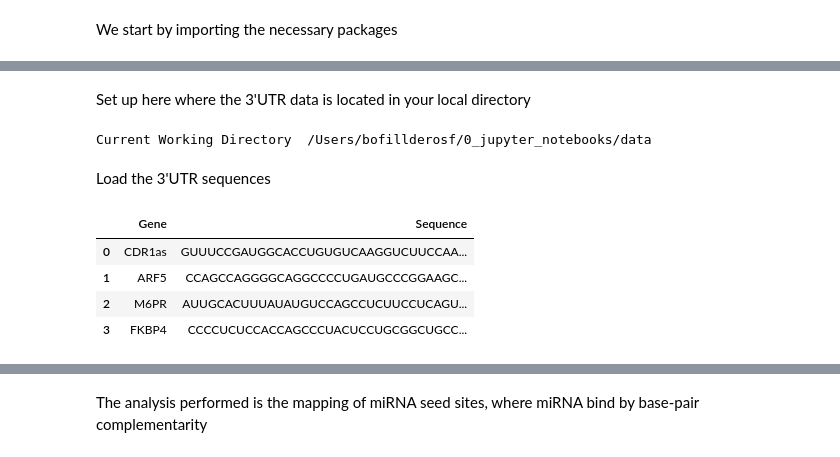
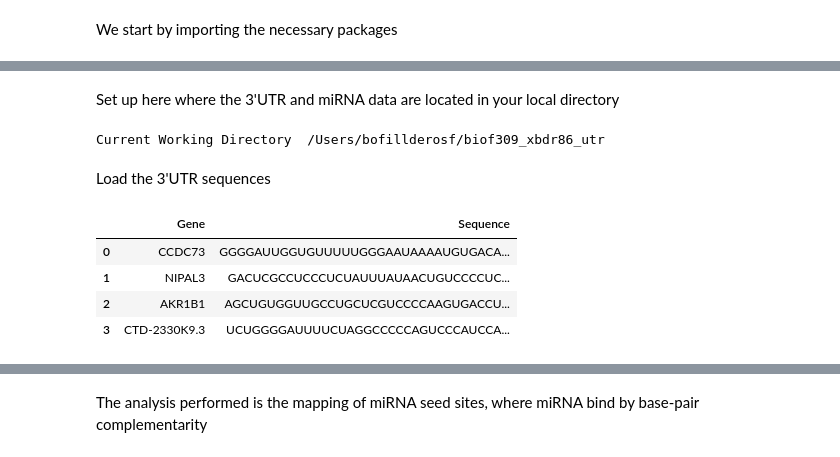
Before and after one commit to xbdr86/biof309_xbdr86_utr, a Jupyter notebook: UTR_analysis.ipynb, the cells around one changed output, grey strips where cells are left out. Cells and saved outputs as stored; diff of their text form; code cells hidden in the pictures.

```diff
--- a/UTR_analysis.ipynb
+++ b/UTR_analysis.ipynb
@@ -13,20 +20,19 @@ import numpy as np
 # %% [markdown]
-Set up here where the 3'UTR data is located in your local directory
+Set up here where the 3'UTR and miRNA data are located in your local directory
 # %%
 #Change current directory in Python
-os.chdir("/Users/bofillderosf/0_jupyter_notebooks/data/")
+os.chdir("/Users/bofillderosf/biof309_xbdr86_utr/")
 print("Current Working Directory " , os.getcwd())
 # %% [output]
-Current Working Directory  /Users/bofillderosf/0_jupyter_notebooks/data
+Current Working Directory  /Users/bofillderosf/biof309_xbdr86_utr
 # %% [markdown]
 Load the 3'UTR sequences
 # %%
-file = 'human_3UTR.txt' #smaller of 'UTR_sequences_all_Gene_Symbol.txt'
-utr = pd.read_csv(file, sep='\t', names = ["Gene", "Sequence"])
+utr = pd.read_csv('mini_UTR_set.tsv', sep='\t', names = ["Gene", "Sequence"])
 utr.head(n=4)
 # %% [output]
 |  | Gene | Sequence |
-| 0 | CDR1as | GUUUCCGAUGGCACCUGUGUCAAGGUCUUCCAA... |
-| 1 | ARF5 | CCAGCCAGGGGCAGGCCCCUGAUGCCCGGAAGC... |
-| 2 | M6PR | AUUGCACUUUAUAUGUCCAGCCUCUUCCUCAGU... |
-| 3 | FKBP4 | CCCCUCUCCACCAGCCCUACUCCUGCGGCUGCC... |
+| 0 | CCDC73 | GGGGAUUGGUGUUUUUGGGAAUAAAAUGUGACA... |
+| 1 | NIPAL3 | GACUCGCCUCCCUCUAUUUAUAACUGUCCCCUC... |
+| 2 | AKR1B1 | AGCUGUGGUUGCCUGCUCGUCCCCAAGUGACCU... |
+| 3 | CTD-2330K9.3 | UCUGGGGAUUUUCUAGGCCCCCAGUCCCAUCCA... |
```
Also changed, not shown: parts of 7 cells of this notebook, 3 other files.
